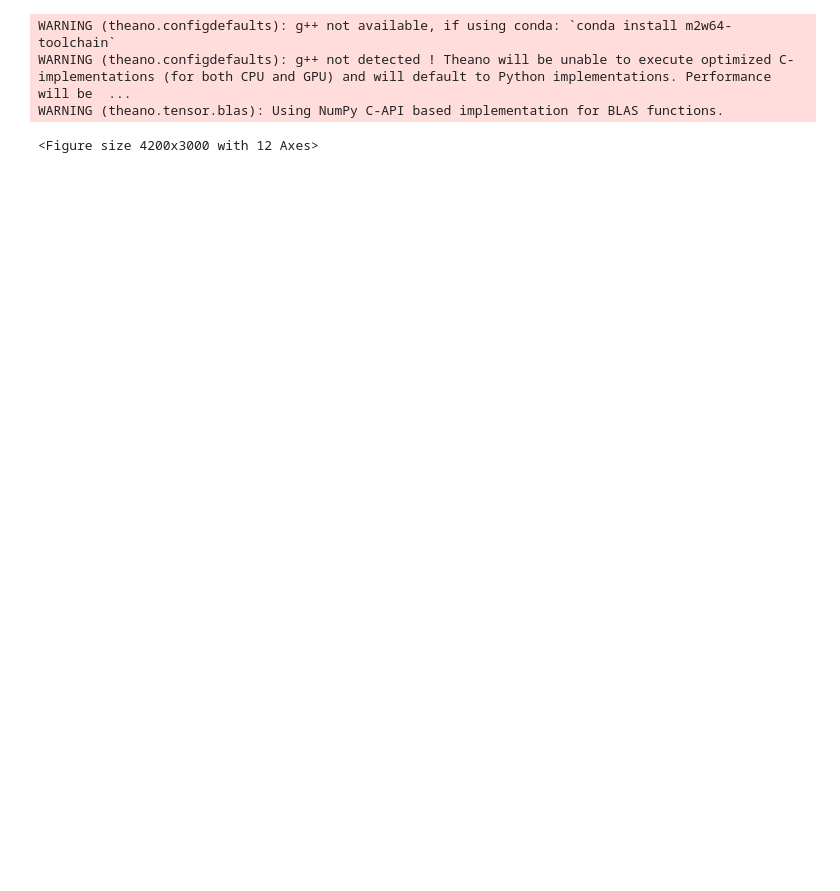
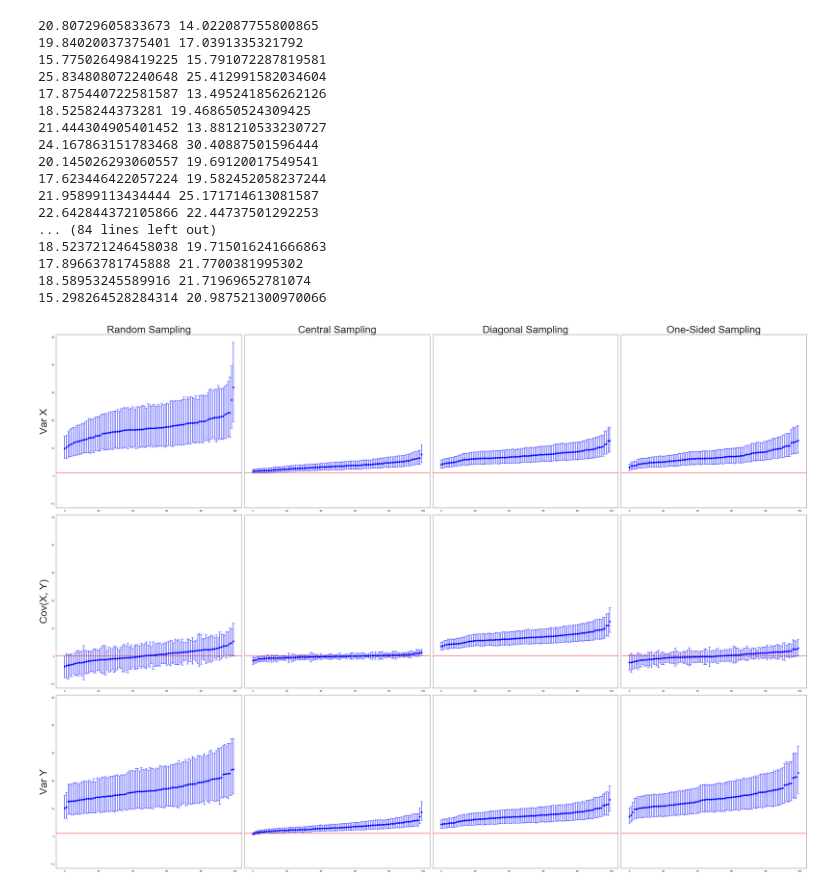
Before and after one commit to AntanasKal/Phylogeography, a Jupyter notebook: Phylogeography Output Analysis.ipynb, the cells around one changed output. Drawn from its saved outputs; the diff is of its cells as text; code cells hidden in the pictures; blank space fills up the shorter version.

```diff
--- a/Phylogeography Output Analysis.ipynb
+++ b/Phylogeography Output Analysis.ipynb
@@ -36,9 +36,10 @@ yerr_up22 = np.zeros(num_simulations)
 
 for i in range(num_simulations):
     x[i]=i
-    data=pd.read_csv(filepath_or_buffer="output/beast/sampled"+str(output_index)+"/beast_output/beast"+str(i)+".log.txt", sep='\t', skiprows=[0,1, 2])
+    data=pd.read_csv(filepath_or_buffer="output/c_beast/sampled"+str(output_index)+"/beast_output/beast"+str(i)+".log.txt", sep='\t', skiprows=[0,1, 2])
     data = data.iloc[burnin:]
-    tree_length=data["treeLength"].iloc[0]
+    tree_length=data["treeLength"].median()
+    print(str(tree_length)+" "+str(data["treeLength"].iloc[0]))
     sigma11[i] = data["location.varCovar.location.precision.col11"].median()/tree_length
     sigma12[i] = data["location.varCovar.location.precision.col12"].median()/tree_length
     sigma22[i] = data["location.varCovar.location.precision.col22"].median()/tree_length
@@ -100,7 +101,7 @@ yerr_up22 = np.zeros(num_simulations)
 
 for i in range(num_simulations):
     x[i]=i
-    data=pd.read_csv(filepath_or_buffer="output/beast/sampled"+str(output_index)+"/beast_output/beast"+str(i)+".log.txt", sep='\t', skiprows=[0,1, 2])
+    data=pd.read_csv(filepath_or_buffer="output/c_beast/sampled"+str(output_index)+"/beast_output/beast"+str(i)+".log.txt", sep='\t', skiprows=[0,1, 2])
     data = data.iloc[burnin:]
     tree_length=data["treeLength"].iloc[0]
     sigma11[i] = data["location.varCovar.location.precision.col11"].median()/tree_length
@@ -163,7 +164,7 @@ yerr_up22 = np.zeros(num_simulations)
 
 for i in range(num_simulations):
     x[i]=i
-    data=pd.read_csv(filepath_or_buffer="output/beast/sampled"+str(output_index)+"/beast_output/beast"+str(i)+".log.txt", sep='\t', skiprows=[0,1, 2])
+    data=pd.read_csv(filepath_or_buffer="output/c_beast/sampled"+str(output_index)+"/beast_output/beast"+str(i)+".log.txt", sep='\t', skiprows=[0,1, 2])
     data = data.iloc[burnin:]
     tree_length=data["treeLength"].iloc[0]
     sigma11[i] = data["location.varCovar.location.precision.col11"].median()/tree_length
@@ -226,7 +227,7 @@ yerr_up22 = np.zeros(num_simulations)
 
 for i in range(num_simulations):
     x[i]=i
-    data=pd.read_csv(filepath_or_buffer="output/beast/sampled"+str(output_index)+"/beast_output/beast"+str(i)+".log.txt", sep='\t', skiprows=[0,1, 2])
+    data=pd.read_csv(filepath_or_buffer="output/c_beast/sampled"+str(output_index)+"/beast_output/beast"+str(i)+".log.txt", sep='\t', skiprows=[0,1, 2])
     data = data.iloc[burnin:]
     tree_length=data["treeLength"].iloc[0]
     sigma11[i] = data["location.varCovar.location.precision.col11"].median()/tree_length
@@ -253,37 +254,51 @@ ax = axs[0, output_index-1]
 ax.axhline(1, color='red')
 [_, caps, _] =ax.errorbar(x, sigma11[sigma11.argsort()], yerr=[yerr_low11[sigma11.argsort()],yerr_up11[sigma11.argsort()]], fmt='ob', capsize=5)
 for cap in caps:
     cap.set_color('b')
 
 ax = axs[1, output_index-1]
 ax.axhline(0, color='red')
 [_, caps, _] =ax.errorbar(x, sigma12[sigma12.argsort()], yerr=[yerr_low12[sigma12.argsort()],yerr_up12[sigma12.argsort()]], fmt='ob', capsize=5)
 for cap in caps:
     cap.set_color('b')
 
 ax = axs[2, output_index-1]
 ax.axhline(1, color='red')
 [_, caps, _] =ax.errorbar(x, sigma22[sigma22.argsort()], yerr=[yerr_low22[sigma22.argsort()],yerr_up22[sigma22.argsort()]], fmt='ob', capsize=5)
 for cap in caps:
     cap.set_color('b')
 
     #########
     ########
 
 
 for ax, col in zip(axs[0,:], ['Random Sampling', 'Central Sampling', 'Diagonal Sampling', 'One-Sided Sampling']):
     ax.set_title(col, size=40)
 for ax, row in zip(axs[:,0], ['Var X', 'Cov(X, Y)', 'Var Y']):
     ax.set_ylabel(row, size=40)
 
 fig.tight_layout()
 plt.savefig('2dim_variances.png')
 plt.show()
 # %% [output]
-WARNING (theano.configdefaults): g++ not available, if using conda: `conda install m2w64-toolchain`
-WARNING (theano.configdefaults): g++ not detected ! Theano will be unable to execute optimized C-implementations (for both CPU and GPU) and will default to Python implementations. Performance will be  ...
-WARNING (theano.tensor.blas): Using NumPy C-API based implementation for BLAS functions.
+20.80729605833673 14.022087755800865
+19.84020037375401 17.0391335321792
+15.775026498419225 15.791072287819581
+25.834808072240648 25.412991582034604
+17.875440722581587 13.495241856262126
+18.5258244373281 19.468650524309425
+21.444304905401452 13.881210533230727
+24.167863151783468 30.40887501596444
+20.145026293060557 19.69120017549541
+17.623446422057224 19.582452058237244
+21.95899113434444 25.171714613081587
+22.642844372105866 22.44737501292253
+... (84 lines left out)
+18.523721246458038 19.715016241666863
+17.89663781745888 21.7700381995302
+18.58953245589916 21.71969652781074
+15.298264528284314 20.987521300970066
-<Figure size 4200x3000 with 12 Axes>
+[figure, added]
 # %%
 import pymc3
 import pandas as pd
```
Also changed, not shown: parts of 1 cell of this notebook, 5 other files.
